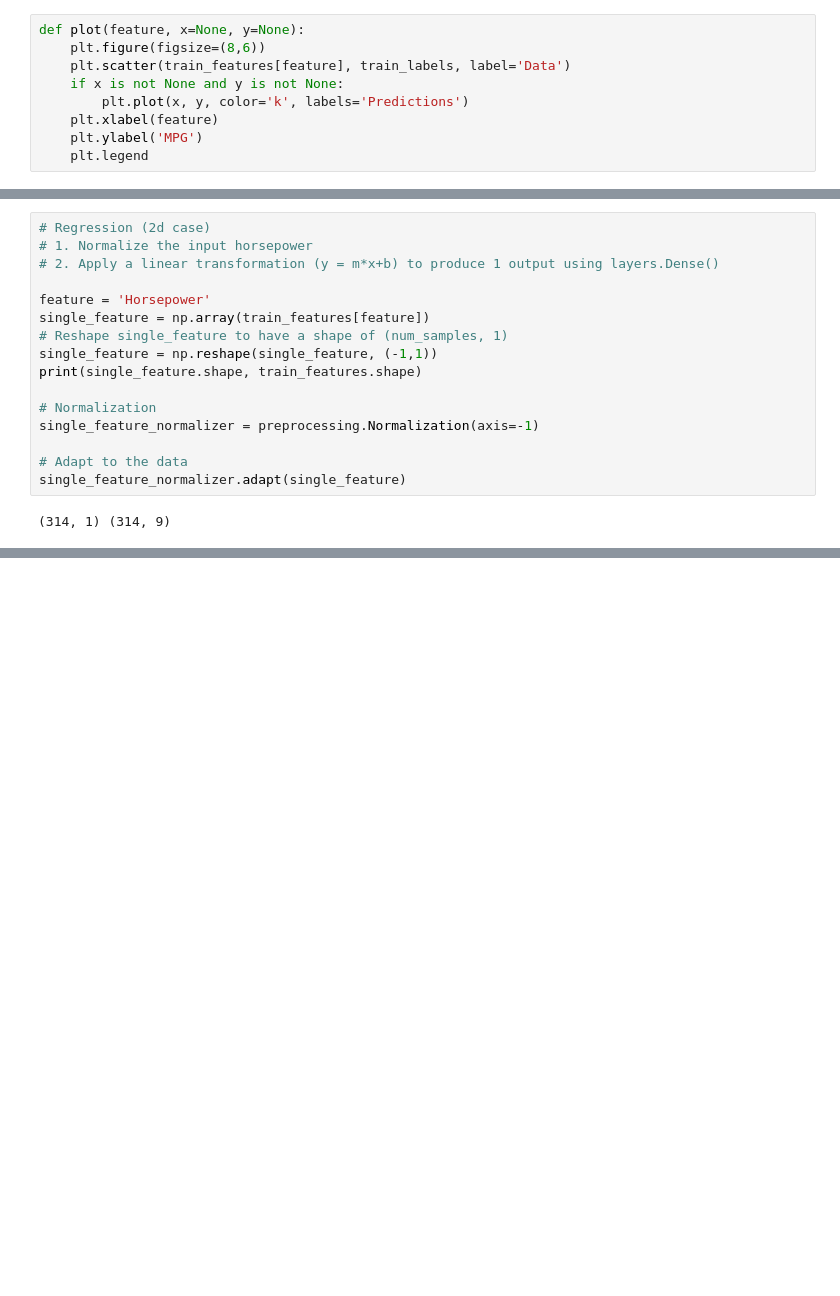
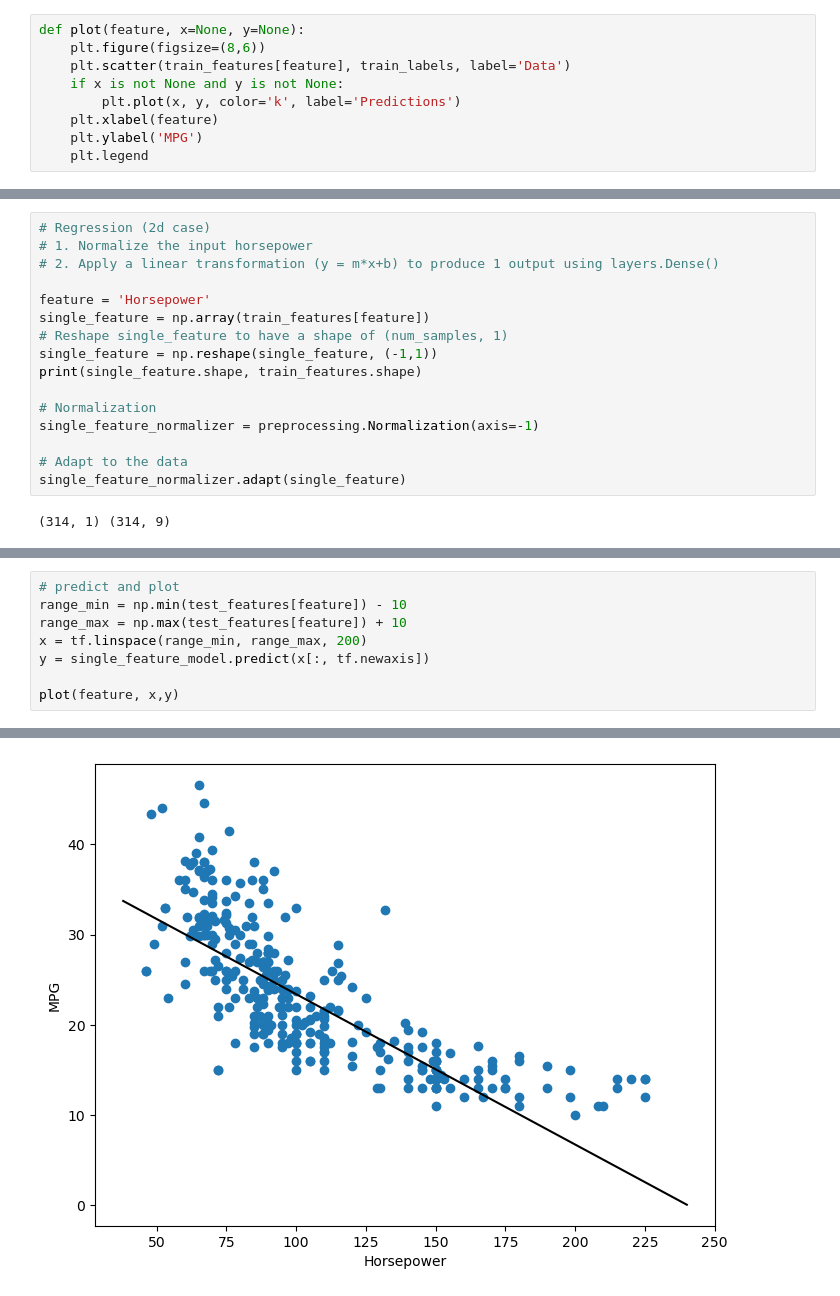
Before and after one commit to wiktorflorian/Learning, a Jupyter notebook: Python_learning/Tensorflow/tf_04_linear_regression_project.ipynb, the cells around one changed output, grey strips where cells are left out. Cells and saved outputs as stored; diff of their text form; blank space fills up the shorter version.

```diff
--- a/Python_learning/Tensorflow/tf_04_linear_regression_project.ipynb
+++ b/Python_learning/Tensorflow/tf_04_linear_regression_project.ipynb
@@ -82,7 +82,7 @@ def plot(feature, x=None, y=None):
     plt.figure(figsize=(8,6))
     plt.scatter(train_features[feature], train_labels, label='Data')
     if x is not None and y is not None:
-        plt.plot(x, y, color='k', labels='Predictions')
+        plt.plot(x, y, color='k', label='Predictions')
     plt.xlabel(feature)
     plt.ylabel('MPG')
     plt.legend
@@ -178,0 +229,9 @@ _________________________________________________________________
+# %%
+# predict and plot
+range_min = np.min(test_features[feature]) - 10
+range_max = np.max(test_features[feature]) + 10
+x = tf.linspace(range_min, range_max, 200)
+y = single_feature_model.predict(x[:, tf.newaxis])
+
+plot(feature, x,y)
+# %% [output]
@@ -178,0 +239 @@ _________________________________________________________________
+[figure, added]
```
Also changed, not shown: parts of 15 cells of this notebook.
